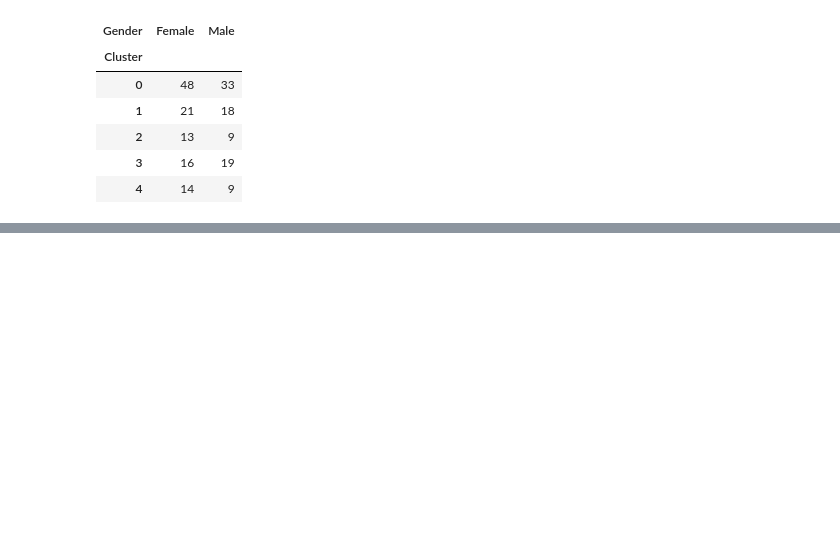
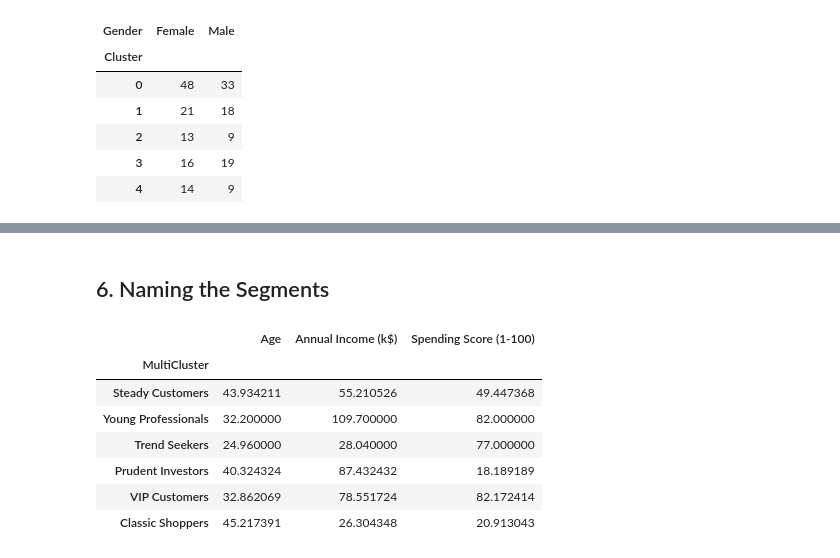
Before and after one commit to nkorlov-data/Mall-Customer-Segmentation-Clustering, a Jupyter notebook: MallCustomerClustering.ipynb, the cells around one changed output, grey strips where cells are left out. Saved outputs shown, nothing was run; the diff lists cells and outputs as text; code cells hidden in the pictures; blank space fills up the shorter version.

```diff
--- a/MallCustomerClustering.ipynb
+++ b/MallCustomerClustering.ipynb
@@ -182,0 +205,22 @@ plt.show()
+# %% [markdown]
+## 6. Naming the Segments
+# %%
+cluster_names = {
+    0: "Steady Customers",
+    1: "Young Professionals",
+    2: "Trend Seekers",
+    3: "Prudent Investors",
+    4: "VIP Customers",
+    5: "Classic Shoppers"
+}
+result.index = result.index.map(cluster_names)
+result
+# %% [output]
+|  | Age | Annual Income (k$) | Spending Score (1-100) |
+| MultiCluster |  |  |  |
+| Steady Customers | 43.934211 | 55.210526 | 49.447368 |
+| Young Professionals | 32.200000 | 109.700000 | 82.000000 |
+| Trend Seekers | 24.960000 | 28.040000 | 77.000000 |
+| Prudent Investors | 40.324324 | 87.432432 | 18.189189 |
+| VIP Customers | 32.862069 | 78.551724 | 82.172414 |
+| Classic Shoppers | 45.217391 | 26.304348 | 20.913043 |
```
Also changed, not shown: parts of 11 cells of this notebook.
